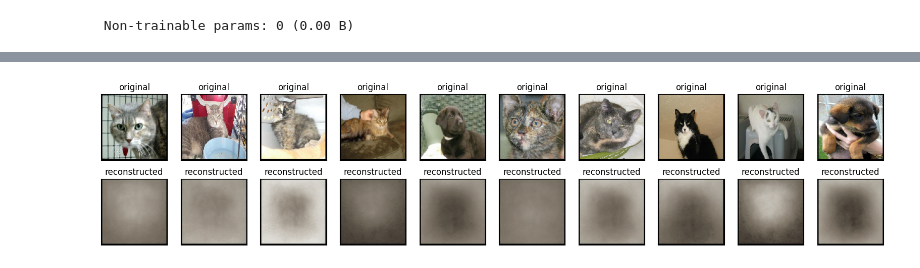
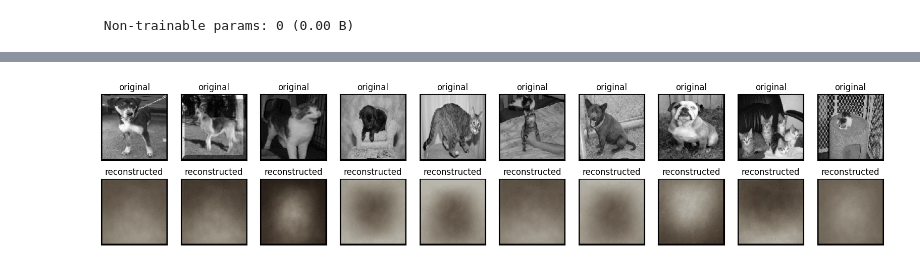
Before and after one commit to KU-Gen-AI-2567/Autoencoder-demo, a Jupyter notebook: Autoencoder.ipynb, the cells around one changed output, grey strips where cells are left out. Cells and saved outputs as stored; diff of their text form; code cells hidden in the pictures.

Commit message:
Go to google colab to train

```diff
--- a/Autoencoder.ipynb
+++ b/Autoencoder.ipynb
@@ -144,7 +177,7 @@ class Autoencoder(Model):
     decoded = self.decoder(encoded)
     return decoded
 # %%
-autoencoder = Autoencoder(3, SHAPE)
+autoencoder = Autoencoder(3, NEW_SHAPE, SHAPE)
 # %%
 autoencoder.encoder.summary()
 # %% [output]
@@ -187,7 +225,7 @@ Model: "sequential_1"
  Non-trainable params: 0 (0.00 B)
 # %%
-autoencoder.compile(optimizer="adam", loss=losses.MeanSquaredError())
+autoencoder.compile(optimizer=optimizers.Adam(learning_rate=0.0001), loss=losses.MeanSquaredError())
 # %%
-autoencoder.fit(X_train, X_train, epochs=10, validation_data=(X_test, X_test), batch_size=32)
+autoencoder.fit(X_train_gray, X_train, epochs=10, validation_data=(X_test, X_test), batch_size=32)
 # %% [output]
 Epoch 1/10
@@ -256,4 +276,4 @@ encoded_imgs = autoencoder.encoder(X_test)
 decoded_imgs = autoencoder.decoder(encoded_imgs)
 # %%
-prediction = autoencoder.predict(X_test)
+prediction = autoencoder.predict(X_test_gray)
 # %% [output]
@@ -261,20 +281,20 @@ prediction = autoencoder.predict(X_test)
 # %%
 n = 10
 plt.figure(figsize=(20, 4))
 for i in range(n):
     ax = plt.subplot(2, n, i+1)
-    plt.imshow(X_test[i])
+    plt.imshow(X_test_gray[i])
     plt.title("original")
     ax.get_xaxis().set_visible(False)
     ax.get_yaxis().set_visible(False)
 
     ax = plt.subplot(2, n, i+1+n)
     plt.imshow(prediction[i])
     plt.title("reconstructed")
     ax.get_xaxis().set_visible(False)
     ax.get_yaxis().set_visible(False)
 # %% [output]
-[figure, old version]
+[figure, new version]
 # %%
 plt.figure(figsize=(10, 7))
 plt.scatter(encoded_imgs[:, 0], encoded_imgs[:, 1], c=y_test)
```
Also changed, not shown: parts of 13 cells of this notebook.
